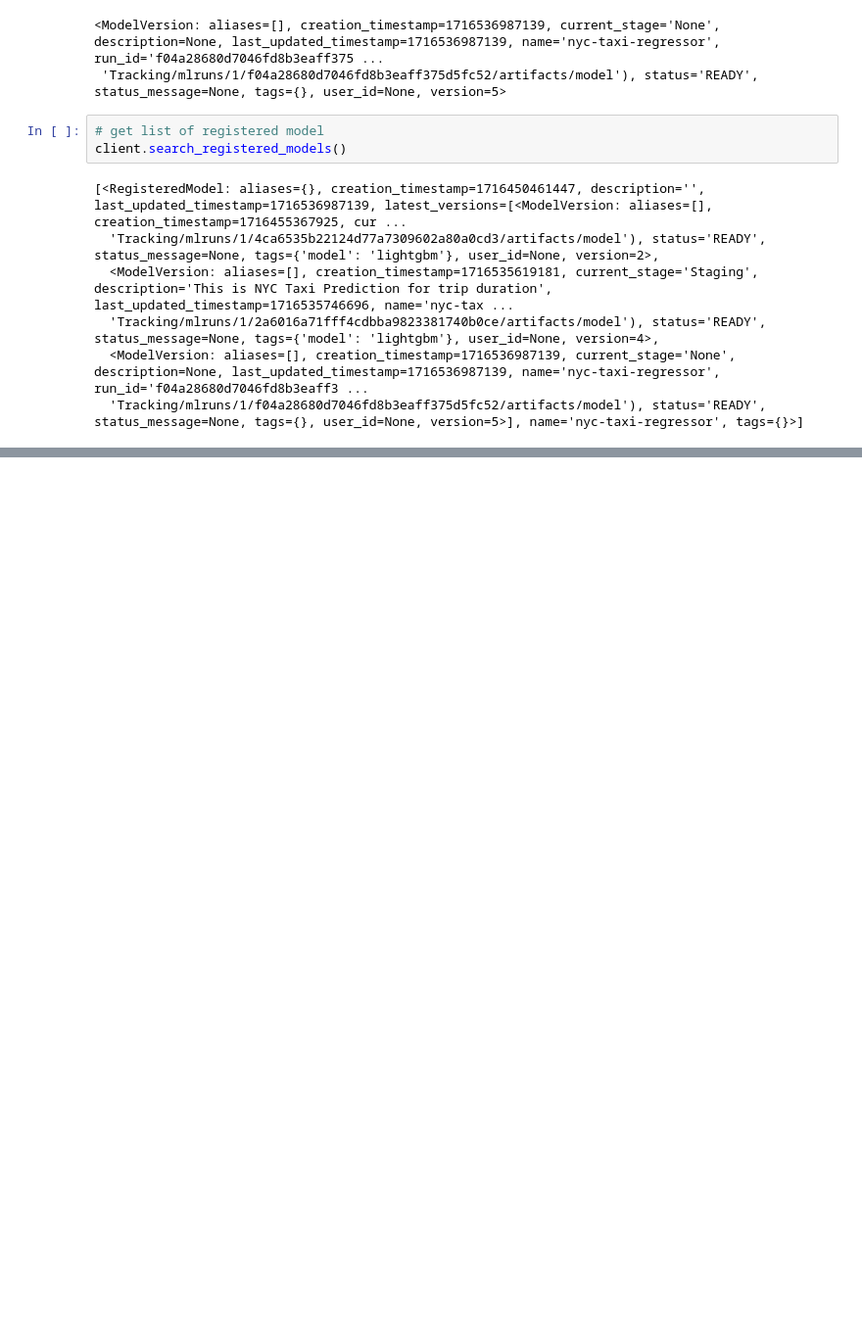
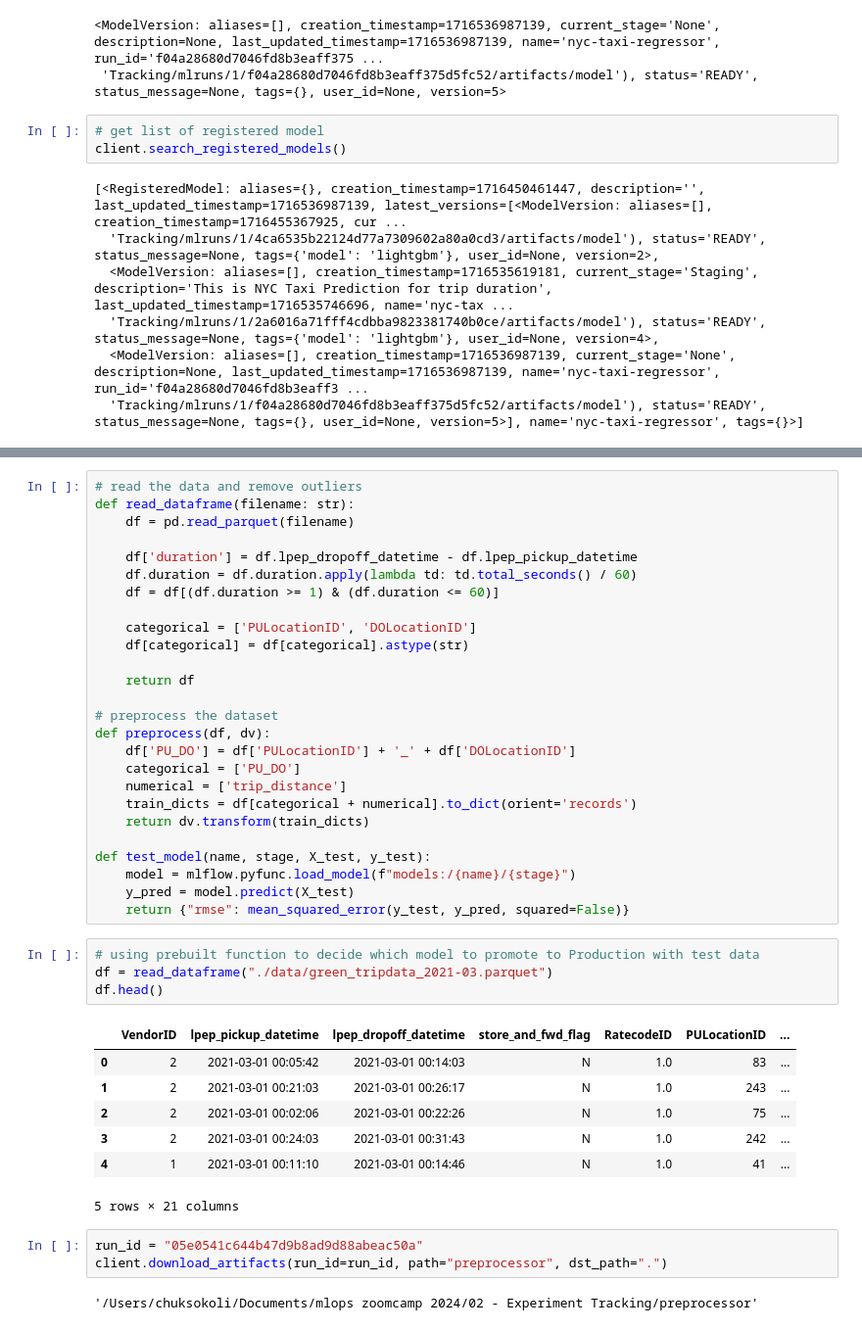
Before and after one commit to chuksoo/mlops-zoomcamp-2025, a Jupyter notebook: 02 - Experiment Tracking/duration-prediction.ipynb, the cells around one changed output, grey strips where cells are left out. Shown: that part at 98% size. Saved outputs shown, nothing was run; the diff lists cells and outputs as text; blank space fills up the shorter version.

Commit message:
Update model and transition between stages in mlflowClient

```diff
--- a/02 - Experiment Tracking/duration-prediction.ipynb
+++ b/02 - Experiment Tracking/duration-prediction.ipynb
@@ -483,0 +512,43 @@ version: 5, stage: None
+# %%
+# read the data and remove outliers
+def read_dataframe(filename: str):
+    df = pd.read_parquet(filename)
+
+    df['duration'] = df.lpep_dropoff_datetime - df.lpep_pickup_datetime
+    df.duration = df.duration.apply(lambda td: td.total_seconds() / 60)
+    df = df[(df.duration >= 1) & (df.duration <= 60)]
+
+    categorical = ['PULocationID', 'DOLocationID']
+    df[categorical] = df[categorical].astype(str)
+
+    return df
+
+# preprocess the dataset
+def preprocess(df, dv):
+    df['PU_DO'] = df['PULocationID'] + '_' + df['DOLocationID']
+    categorical = ['PU_DO']
+    numerical = ['trip_distance']
+    train_dicts = df[categorical + numerical].to_dict(orient='records')
+    return dv.transform(train_dicts)
+
+def test_model(name, stage, X_test, y_test):
+    model = mlflow.pyfunc.load_model(f"models:/{name}/{stage}")
+    y_pred = model.predict(X_test)
+    return {"rmse": mean_squared_error(y_test, y_pred, squared=False)}
+# %%
+# using prebuilt function to decide which model to promote to Production with test data
+df = read_dataframe("./data/green_tripdata_2021-03.parquet")
+df.head()
+# %% [output]
+|  | VendorID | lpep_pickup_datetime | lpep_dropoff_datetime | store_and_fwd_flag | RatecodeID | PULocationID | ... |
+| 0 | 2 | 2021-03-01 00:05:42 | 2021-03-01 00:14:03 | N | 1.0 | 83 | ... |
+| 1 | 2 | 2021-03-01 00:21:03 | 2021-03-01 00:26:17 | N | 1.0 | 243 | ... |
+| 2 | 2 | 2021-03-01 00:02:06 | 2021-03-01 00:22:26 | N | 1.0 | 75 | ... |
+| 3 | 2 | 2021-03-01 00:24:03 | 2021-03-01 00:31:43 | N | 1.0 | 242 | ... |
+| 4 | 1 | 2021-03-01 00:11:10 | 2021-03-01 00:14:46 | N | 1.0 | 41 | ... |
+5 rows × 21 columns
+# %%
+run_id = "05e0541c644b47d9b8ad9d88abeac50a"
+client.download_artifacts(run_id=run_id, path="preprocessor", dst_path=".")
+# %% [output]
+'/Users/chuksokoli/Documents/mlops zoomcamp 2024/02 - Experiment Tracking/preprocessor'
```
Also changed, not shown: parts of 12 cells of this notebook, 6 other files.
